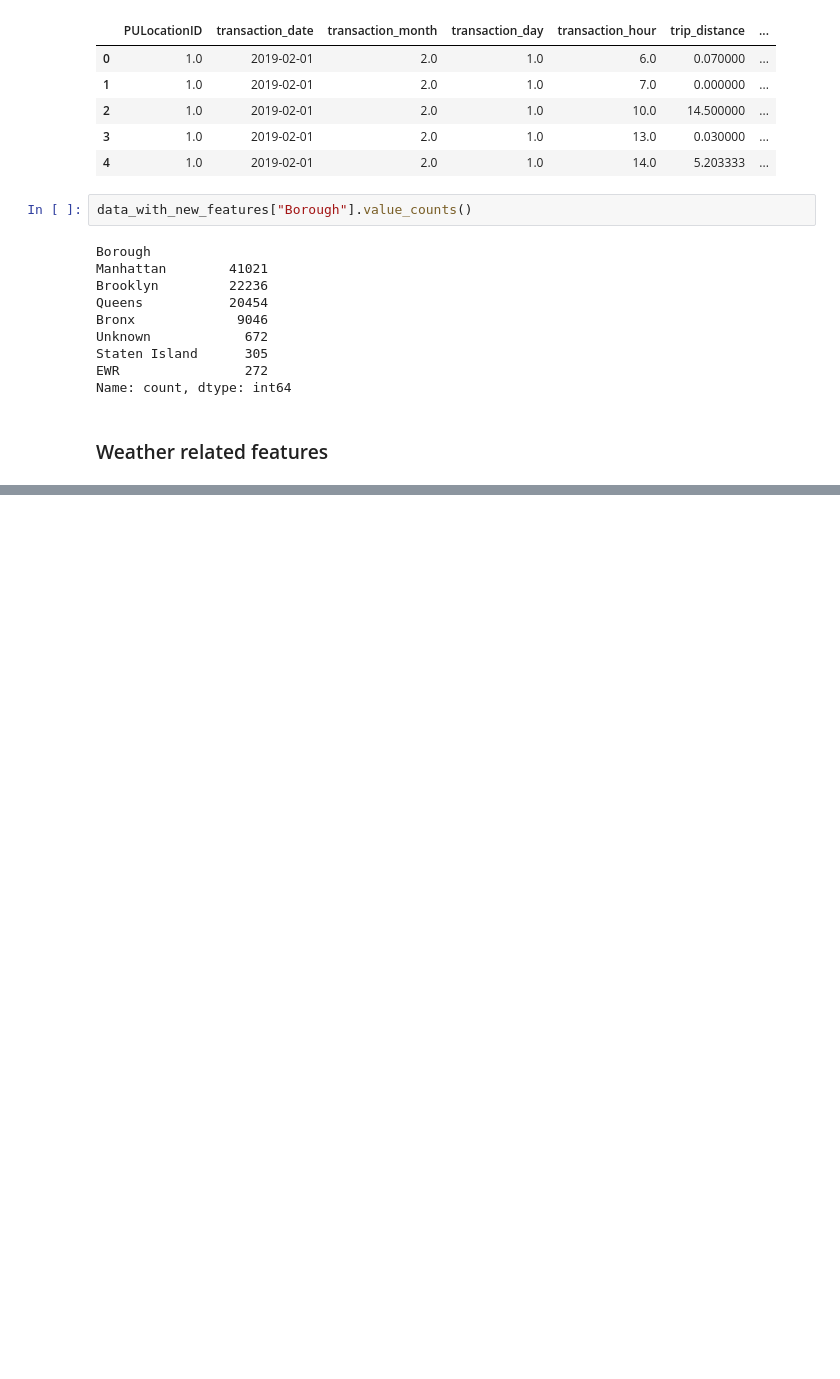
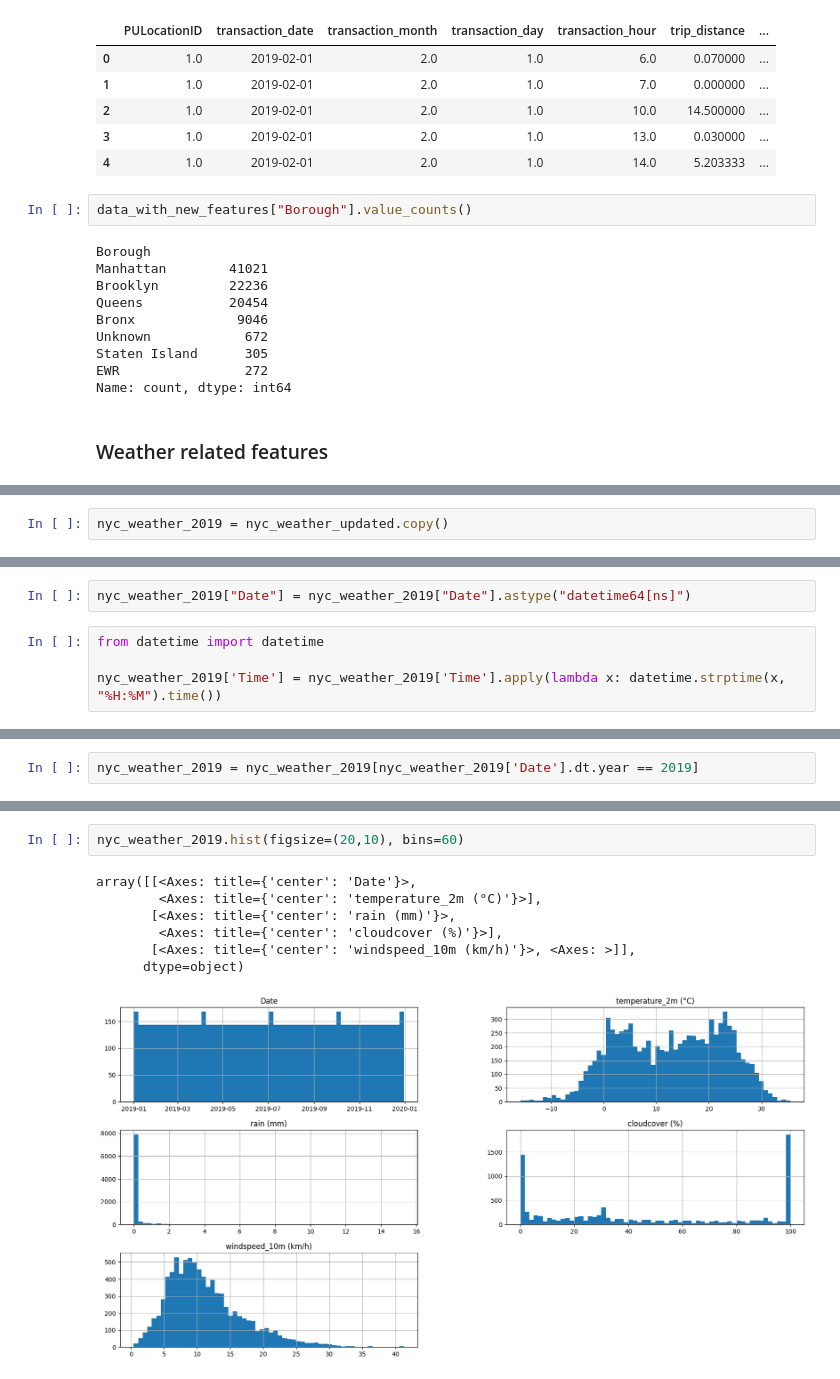
Before and after one commit to AndreaMaratova/New-York-Taxi-Analysis, a Jupyter notebook: Presentable notebook.ipynb, the cells around one changed output, grey strips where cells are left out. Cells and saved outputs as stored; diff of their text form; blank space fills up the shorter version.

Commit message:
Imported weather data into the notebook

```diff
--- a/Presentable notebook.ipynb
+++ b/Presentable notebook.ipynb
@@ -626,0 +691,2 @@ Name: count, dtype: int64
+# %%
+nyc_weather_2019 = nyc_weather_updated.copy()
@@ -626,0 +703,6 @@ Name: count, dtype: int64
+# %%
+nyc_weather_2019["Date"] = nyc_weather_2019["Date"].astype("datetime64[ns]")
+# %%
+from datetime import datetime
+
+nyc_weather_2019['Time'] = nyc_weather_2019['Time'].apply(lambda x: datetime.strptime(x, "%H:%M").time())
@@ -626,0 +732,2 @@ Name: count, dtype: int64
+# %%
+nyc_weather_2019 = nyc_weather_2019[nyc_weather_2019['Date'].dt.year == 2019]
@@ -626,0 +743,10 @@ Name: count, dtype: int64
+# %%
+nyc_weather_2019.hist(figsize=(20,10), bins=60)
+# %% [output]
+array([[<Axes: title={'center': 'Date'}>,
+        <Axes: title={'center': 'temperature_2m (°C)'}>],
+       [<Axes: title={'center': 'rain (mm)'}>,
+        <Axes: title={'center': 'cloudcover (%)'}>],
+       [<Axes: title={'center': 'windspeed_10m (km/h)'}>, <Axes: >]],
+      dtype=object)
+[figure, added]
```
Also changed, not shown: parts of 16 cells of this notebook.
